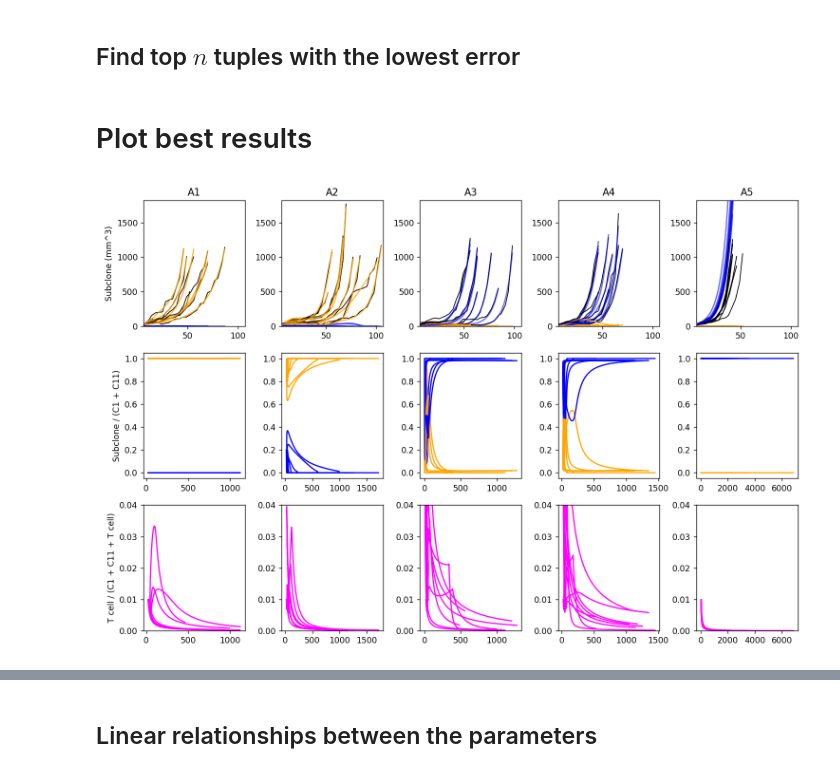
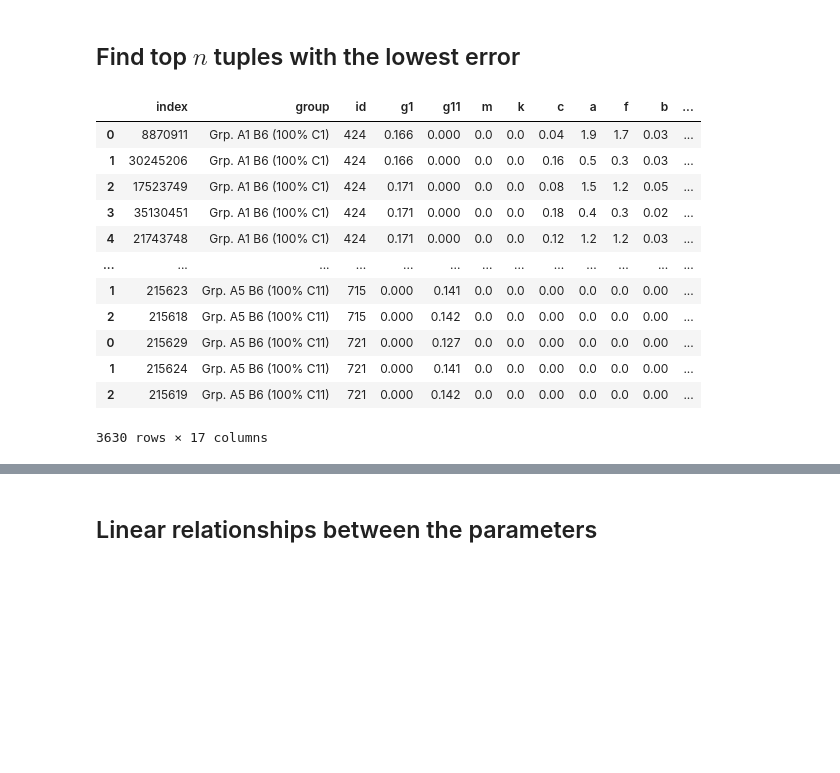
Before and after one commit to NLM-DIR/clonal-tumor-dynamics, a Jupyter notebook: analyze_t.ipynb, the cells around one changed output, grey strips where cells are left out. Drawn from its saved outputs; the diff is of its cells as text; code cells hidden in the pictures; blank space fills up the shorter version.

```diff
--- a/analyze_t.ipynb
+++ b/analyze_t.ipynb
@@ -102,24 +96,42 @@ df.loc[df["group"]=="Grp. A5 B6 (100% C11)","b"] = 0
 df.loc[df["group"]=="Grp. A5 B6 (100% C11)","m"] = 0
 df.loc[df["group"]=="Grp. A5 B6 (100% C11)","k"] = 0
 df.loc[df["group"]=="Grp. A5 B6 (100% C11)","g1"] = 0
+if "h" in df.columns: # For the supplementary model with an h parameter
+    df.loc[df["group"]=="Grp. A1 B6 (100% C1)","h"] = 0
+
 df = df.drop_duplicates()
-df = df.reset_index()
+df = df.reset_index(drop=True)
 # %% [markdown]
 ## Find top $n$ tuples with the lowest error
 # %%
 n = 100
 bests = []
-for mid in df[df["group"] != "Grp. A5 B6 (100% C11)"]["id"].unique():
+for mid in df["id"].unique():
     m_df = df[df["id"] == mid]
     m_df = m_df.sort_values("error").reset_index()
-    cutoff = m_df.loc[(n-1),"error"]
+    cutoff = m_df.loc[min(n-1, len(m_df)-1),"error"]
     m_df = m_df[m_df["error"] <= cutoff]
     bests += [m_df]
 bests = pd.concat(bests)
-bests = bests[bests["id"]!=602]
-bests = bests.drop(["index", "level_0"], axis=1)
 bests = bests.drop_duplicates()
+bests["logaf"] = np.log(bests["a"]/bests["f"])
+bests["logbc"] = np.log(bests["b"]/bests["c"])
+bests["logkm"] = np.log(bests["k"]/np.abs(bests["m"]))
 bests = bests.sort_values(["group", "id"])
 bests
+# %% [output]
+|  | index | group | id | g1 | g11 | m | k | c | a | f | b | ... |
+| 0 | 8870911 | Grp. A1 B6 (100% C1) | 424 | 0.166 | 0.000 | 0.0 | 0.0 | 0.04 | 1.9 | 1.7 | 0.03 | ... |
+| 1 | 30245206 | Grp. A1 B6 (100% C1) | 424 | 0.166 | 0.000 | 0.0 | 0.0 | 0.16 | 0.5 | 0.3 | 0.03 | ... |
+| 2 | 17523749 | Grp. A1 B6 (100% C1) | 424 | 0.171 | 0.000 | 0.0 | 0.0 | 0.08 | 1.5 | 1.2 | 0.05 | ... |
+| 3 | 35130451 | Grp. A1 B6 (100% C1) | 424 | 0.171 | 0.000 | 0.0 | 0.0 | 0.18 | 0.4 | 0.3 | 0.02 | ... |
+| 4 | 21743748 | Grp. A1 B6 (100% C1) | 424 | 0.171 | 0.000 | 0.0 | 0.0 | 0.12 | 1.2 | 1.2 | 0.03 | ... |
+| ... | ... | ... | ... | ... | ... | ... | ... | ... | ... | ... | ... | ... |
+| 1 | 215623 | Grp. A5 B6 (100% C11) | 715 | 0.000 | 0.141 | 0.0 | 0.0 | 0.00 | 0.0 | 0.0 | 0.00 | ... |
+| 2 | 215618 | Grp. A5 B6 (100% C11) | 715 | 0.000 | 0.142 | 0.0 | 0.0 | 0.00 | 0.0 | 0.0 | 0.00 | ... |
+| 0 | 215629 | Grp. A5 B6 (100% C11) | 721 | 0.000 | 0.127 | 0.0 | 0.0 | 0.00 | 0.0 | 0.0 | 0.00 | ... |
+| 1 | 215624 | Grp. A5 B6 (100% C11) | 721 | 0.000 | 0.141 | 0.0 | 0.0 | 0.00 | 0.0 | 0.0 | 0.00 | ... |
+| 2 | 215619 | Grp. A5 B6 (100% C11) | 721 | 0.000 | 0.142 | 0.0 | 0.0 | 0.00 | 0.0 | 0.0 | 0.00 | ... |
+3630 rows × 17 columns
 # %%
 if best_value_save_path:
@@ -132,2 +138,0 @@ bests.loc[bests["group"]=="Grp. A4 B6 (20% C1; 80% C11)", "group"] = "A4"
-# %% [markdown]
-# Plot best results
@@ -192,4 +138,0 @@ def plot_best(bests):
-# %%
-plot_best(bests)
-# %% [output]
-[figure, removed]
```
Also changed, not shown: parts of 23 cells of this notebook, 19 other files.
